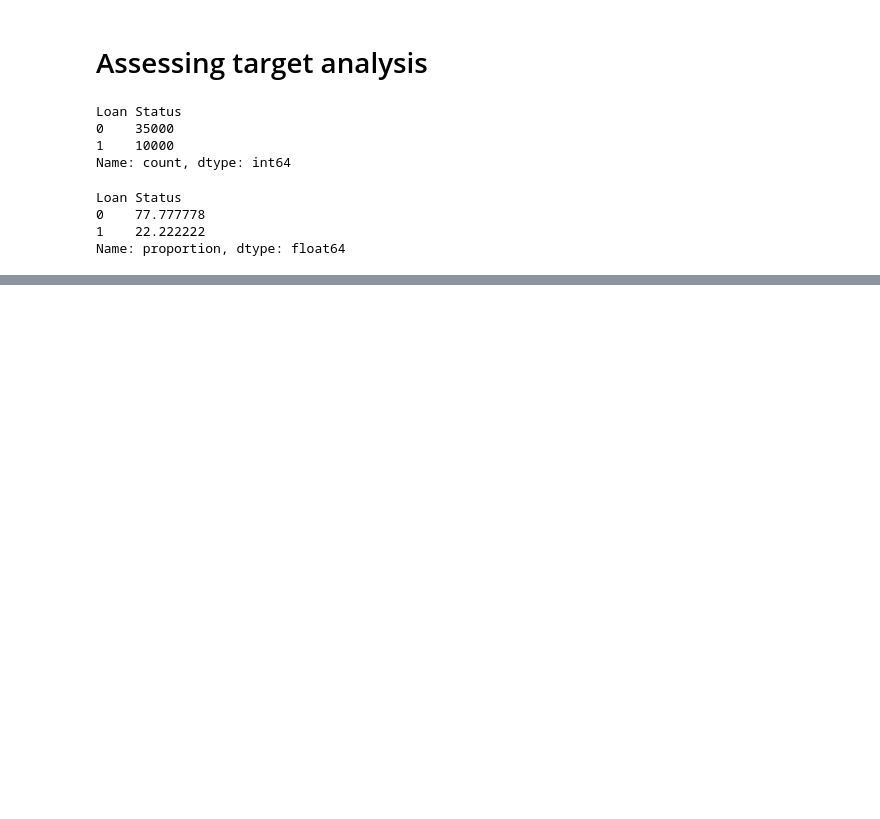
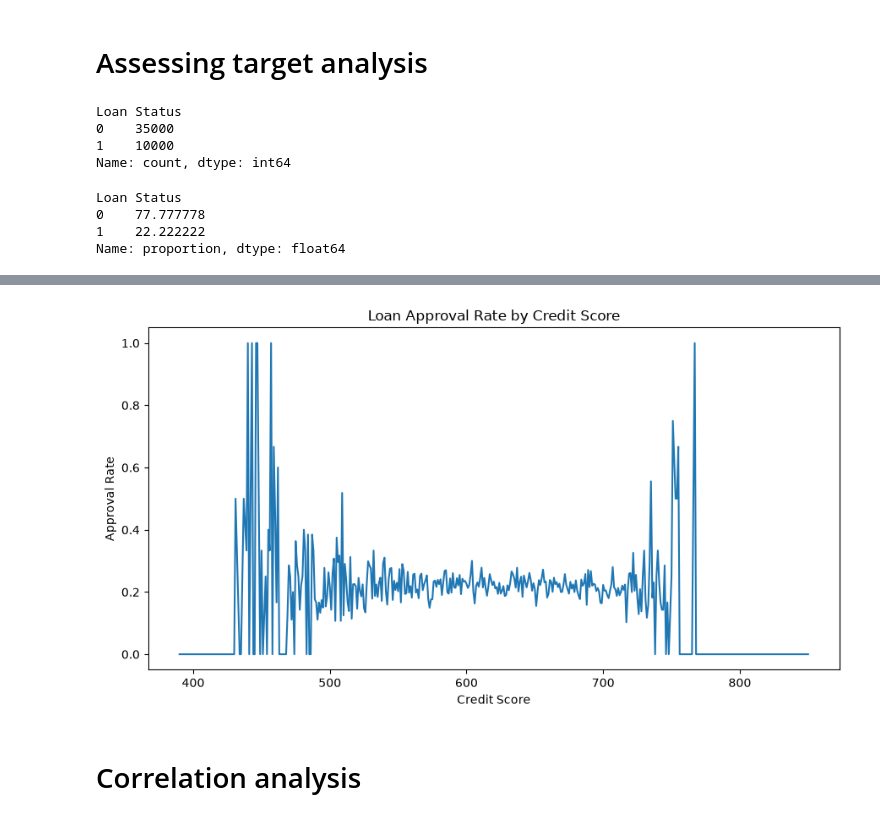
Before and after one commit to Xilaveko028/loan-approval-prediction, a Jupyter notebook: notebooks/02_EDA.ipynb, the cells around one changed output, grey strips where cells are left out. Drawn from its saved outputs; the diff is of its cells as text; code cells hidden in the pictures; blank space fills up the shorter version.

```diff
--- a/notebooks/02_EDA.ipynb
+++ b/notebooks/02_EDA.ipynb
@@ -48,0 +238,9 @@ Name: proportion, dtype: float64
+# %%
+approval_by_credit_score = (
+    loan_data
+    .groupby("Credit Score")["Loan Status"]
+    .mean()
+    .reset_index()
+)
+
+approval_by_credit_score.head()
@@ -48,0 +254,17 @@ Name: proportion, dtype: float64
+# %%
+plt.figure(figsize=(9, 5))
+
+plt.plot(
+    approval_by_credit_score["Credit Score"],
+    approval_by_credit_score["Loan Status"]
+)
+
+plt.title("Loan Approval Rate by Credit Score")
+plt.xlabel("Credit Score")
+plt.ylabel("Approval Rate")
+plt.tight_layout()
+plt.show()
+# %% [output]
+[figure, added]
+# %% [markdown]
+# Correlation analysis
```
Also changed, not shown: parts of 38 cells of this notebook.
